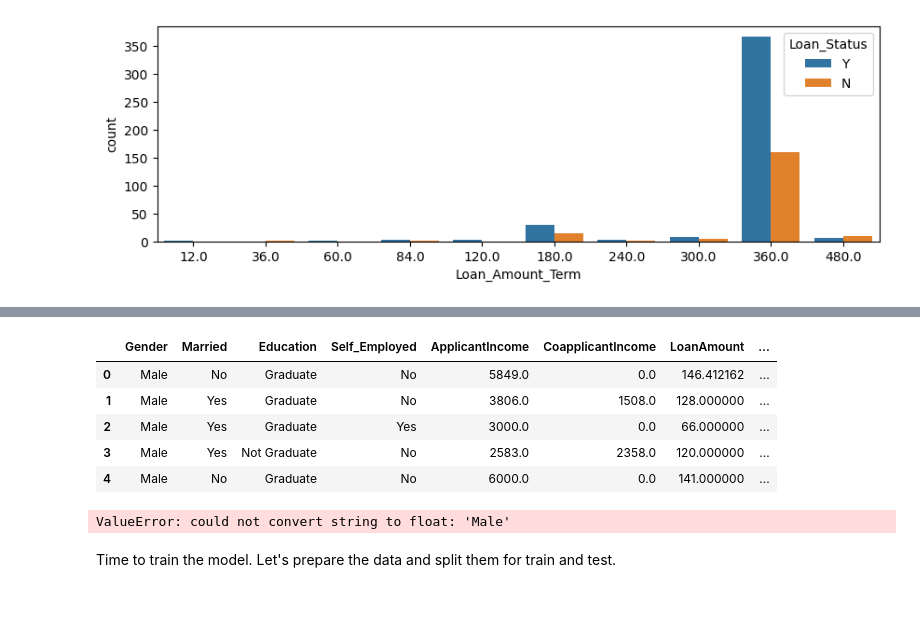
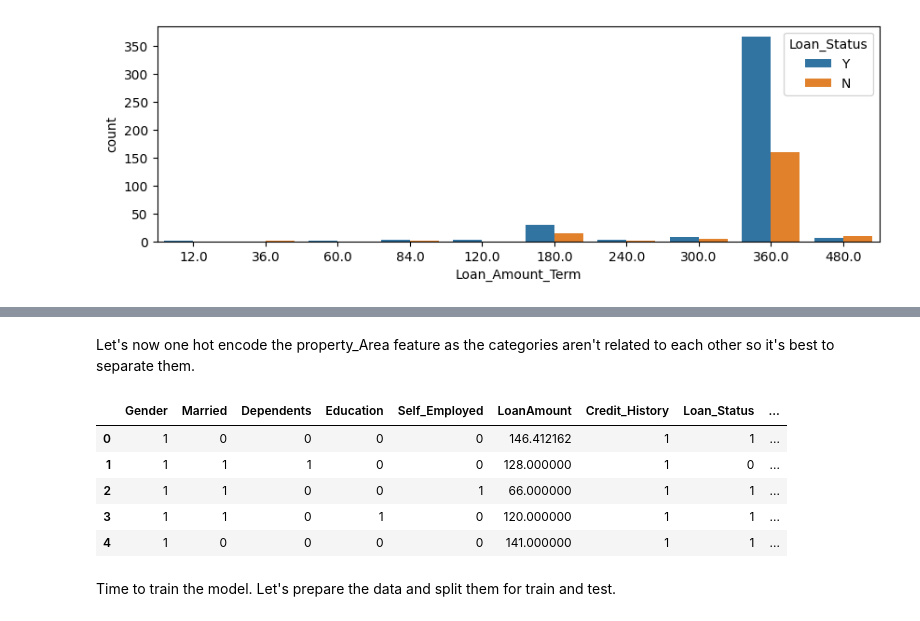
Before and after one commit to LoneCoder21/Loan-Eligibility, a Jupyter notebook: loaneligibility.ipynb, the cells around one changed output, grey strips where cells are left out. Saved outputs shown, nothing was run; the diff lists cells and outputs as text; code cells hidden in the pictures.

```diff
--- a/loaneligibility.ipynb
+++ b/loaneligibility.ipynb
@@ -307,0 +308,3 @@ Loan Amount Term looks a lot better now. Let's now one hot encode some categorie
+# %%
+data = data.drop('Loan_Amount_Term', axis=1)  # drop the loan amount term feature
+data.head()
@@ -307,0 +320,8 @@ Loan Amount Term looks a lot better now. Let's now one hot encode some categorie
+# %%
+label_encoder = LabelEncoder() # label encoder to convert from string labels to categories
+
+for feature in ['Gender','Married','Education','Self_Employed','Credit_History','Dependents','property_Area','Loan_Status']:
+    data[feature] = label_encoder.fit_transform(data[feature])
+
+# encode categorical values to numerical values in dataframe for the model
+data.head()
@@ -307,0 +337,7 @@ Loan Amount Term looks a lot better now. Let's now one hot encode some categorie
+# %%
+data['TotalIncome'] = data['ApplicantIncome'] + data['CoapplicantIncome'] # add the 2 incomes
+
+data = data.drop('ApplicantIncome', axis=1)  # drop the ApplicantIncome feature
+data = data.drop('CoapplicantIncome', axis=1)  # drop the CoapplicantIncome feature
+
+data.head()
@@ -307,0 +353,4 @@ Loan Amount Term looks a lot better now. Let's now one hot encode some categorie
+# %%
+data['Income_Loan_Ratio'] = data['TotalIncome'] / data['LoanAmount'] # divide totalincome by loanamount
+
+data.head()
@@ -308,20 +364,17 @@ Loan Amount Term looks a lot better now. Let's now one hot encode some categorie
+# %% [markdown]
+Let's now one hot encode the property_Area feature as the categories aren't related to each other so it's best to separate them.
 # %%
-categorical_features = ['Dependents', 'Loan_Amount_Term', 'property_Area']
+categorical_features = ['property_Area'] # choose these features to one hot encode
 
-data = pd.get_dummies(data, columns=categorical_features, drop_first=False)
+data = pd.get_dummies(data, columns=categorical_features, drop_first=False) # create the new one hot encoded features and place them in dataframe
 data.head()
 # %% [output]
-|  | Gender | Married | Education | Self_Employed | ApplicantIncome | CoapplicantIncome | LoanAmount | ... |
-| 0 | Male | No | Graduate | No | 5849.0 | 0.0 | 146.412162 | ... |
-| 1 | Male | Yes | Graduate | No | 3806.0 | 1508.0 | 128.000000 | ... |
-| 2 | Male | Yes | Graduate | Yes | 3000.0 | 0.0 | 66.000000 | ... |
-| 3 | Male | Yes | Not Graduate | No | 2583.0 | 2358.0 | 120.000000 | ... |
-| 4 | Male | No | Graduate | No | 6000.0 | 0.0 | 141.000000 | ... |
+|  | Gender | Married | Dependents | Education | Self_Employed | LoanAmount | Credit_History | Loan_Status | ... |
+| 0 | 1 | 0 | 0 | 0 | 0 | 146.412162 | 1 | 1 | ... |
+| 1 | 1 | 1 | 1 | 0 | 0 | 128.000000 | 1 | 0 | ... |
+| 2 | 1 | 1 | 0 | 0 | 1 | 66.000000 | 1 | 1 | ... |
+| 3 | 1 | 1 | 0 | 1 | 0 | 120.000000 | 1 | 1 | ... |
+| 4 | 1 | 0 | 0 | 0 | 0 | 141.000000 | 1 | 1 | ... |
-# %%
-corr = data.corr()
-corr.style.background_gradient(cmap='coolwarm')
-# %% [output]
-ValueError: could not convert string to float: 'Male'
 # %% [markdown]
 Time to train the model. Let's prepare the data and split them for train and test.
 # %%
```
Also changed, not shown: parts of 16 cells of this notebook.
